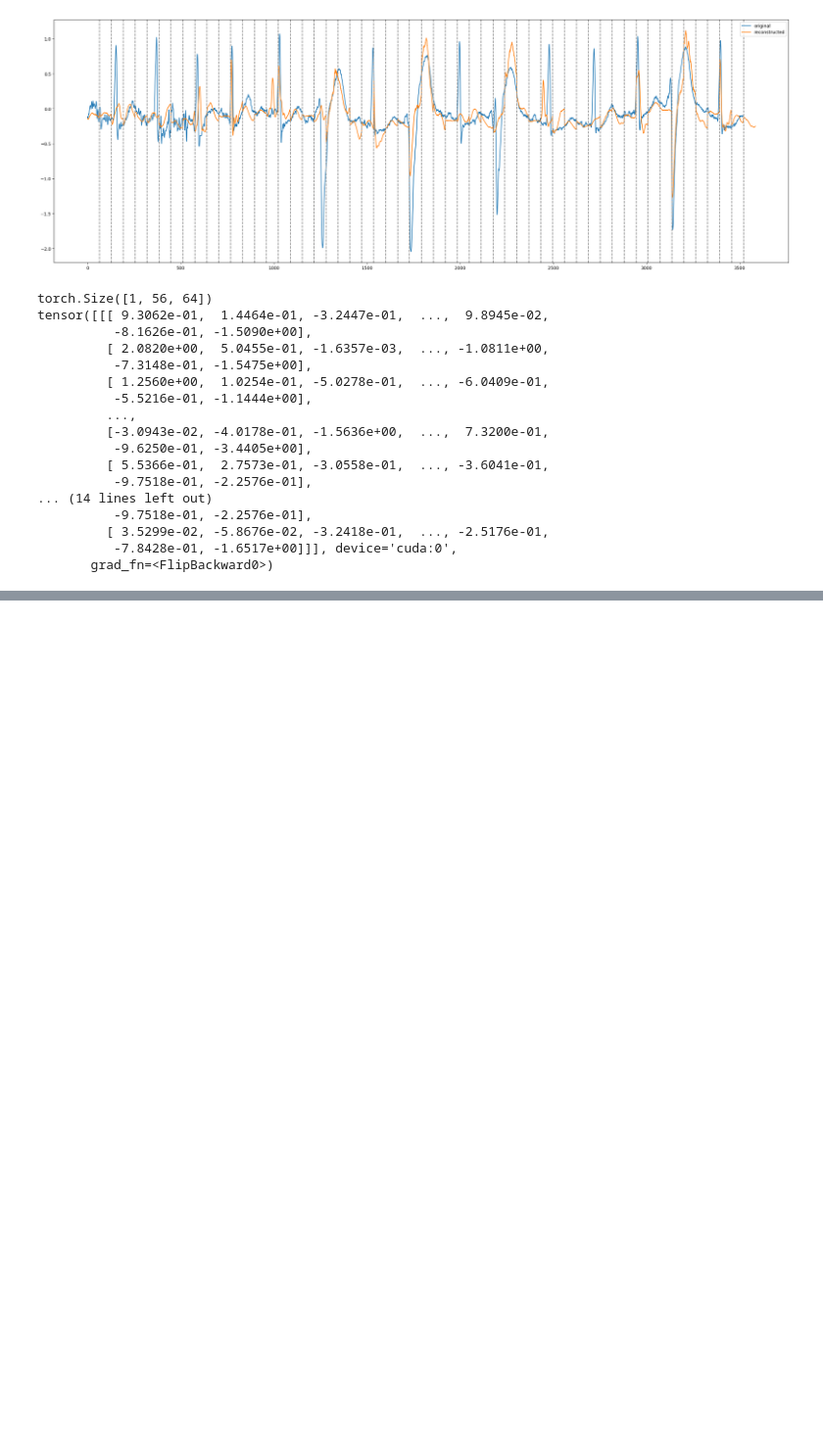
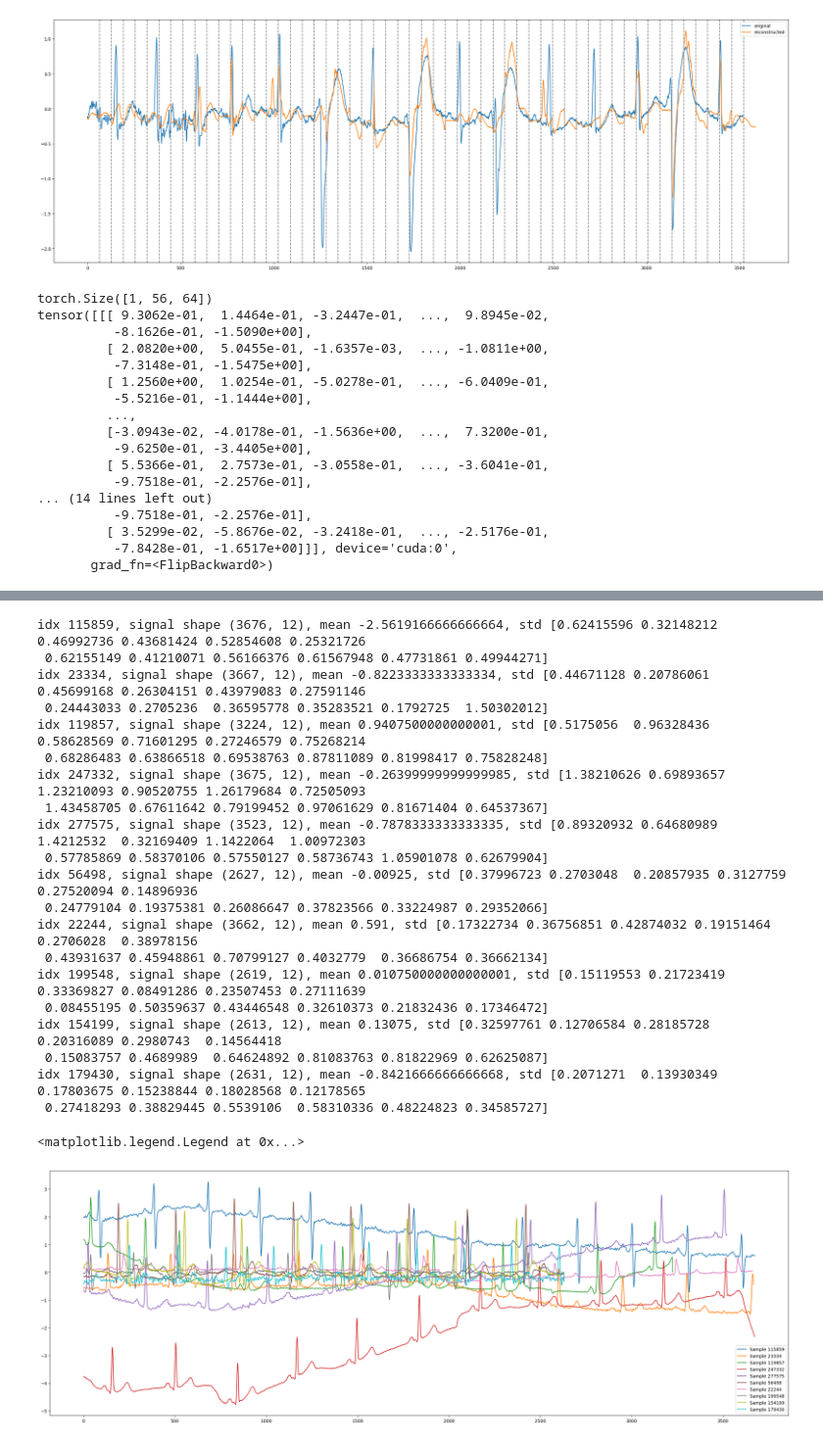
Before and after one commit to luna97/MIT-BIH_ecg_arrhytmia, a Jupyter notebook: test.ipynb, the cells around one changed output, grey strips where cells are left out. Shown at 98% size. Saved outputs shown, nothing was run; the diff lists cells and outputs as text; code cells hidden in the pictures; blank space fills up the shorter version.

```diff
--- a/test.ipynb
+++ b/test.ipynb
@@ -162,0 +212,33 @@ tensor([[[ 9.3062e-01,  1.4464e-01, -3.2447e-01,  ...,  9.8945e-02,
+# %%
+# print 10 random samples
+import numpy as np
+idxs = np.random.randint(0, len(train_dataset), 10)
+plt.figure(figsize=(30, 10))
+for idx in idxs:
+    sample = train_dataset[idx]
+    sample = sample['signal'][:, 0]
+    plt.plot(sample.squeeze().numpy(), label=f'Sample {idx}')
+plt.legend()
+# %% [output]
+idx 115859, signal shape (3676, 12), mean -2.5619166666666664, std [0.62415596 0.32148212 0.46992736 0.43681424 0.52854608 0.25321726
+ 0.62155149 0.41210071 0.56166376 0.61567948 0.47731861 0.49944271]
+idx 23334, signal shape (3667, 12), mean -0.8223333333333334, std [0.44671128 0.20786061 0.45699168 0.26304151 0.43979083 0.27591146
+ 0.24443033 0.2705236  0.36595778 0.35283521 0.1792725  1.50302012]
+idx 119857, signal shape (3224, 12), mean 0.9407500000000001, std [0.5175056  0.96328436 0.58628569 0.71601295 0.27246579 0.75268214
+ 0.68286483 0.63866518 0.69538763 0.87811089 0.81998417 0.75828248]
+idx 247332, signal shape (3675, 12), mean -0.26399999999999985, std [1.38210626 0.69893657 1.23210093 0.90520755 1.26179684 0.72505093
+ 1.43458705 0.67611642 0.79199452 0.97061629 0.81671404 0.64537367]
+idx 277575, signal shape (3523, 12), mean -0.7878333333333335, std [0.89320932 0.64680989 1.4212532  0.32169409 1.1422064  1.00972303
+ 0.57785869 0.58370106 0.57550127 0.58736743 1.05901078 0.62679904]
+idx 56498, signal shape (2627, 12), mean -0.00925, std [0.37996723 0.2703048  0.20857935 0.3127759  0.27520094 0.14896936
+ 0.24779104 0.19375381 0.26086647 0.37823566 0.33224987 0.29352066]
+idx 22244, signal shape (3662, 12), mean 0.591, std [0.17322734 0.36756851 0.42874032 0.19151464 0.2706028  0.38978156
+ 0.43931637 0.45948861 0.70799127 0.4032779  0.36686754 0.36662134]
+idx 199548, signal shape (2619, 12), mean 0.010750000000000001, std [0.15119553 0.21723419 0.33369827 0.08491286 0.23507453 0.27111639
+ 0.08455195 0.50359637 0.43446548 0.32610373 0.21832436 0.17346472]
+idx 154199, signal shape (2613, 12), mean 0.13075, std [0.32597761 0.12706584 0.28185728 0.20316089 0.2980743  0.14564418
+ 0.15083757 0.4689989  0.64624892 0.81083763 0.81822969 0.62625087]
+idx 179430, signal shape (2631, 12), mean -0.8421666666666668, std [0.2071271  0.13930349 0.17803675 0.15238844 0.18028568 0.12178565
+ 0.27418293 0.38829445 0.5539106  0.58310336 0.48224823 0.34585727]
+<matplotlib.legend.Legend at 0x...>
+[figure, added]
```
Also changed, not shown: parts of 4 cells of this notebook, 14 other files.
